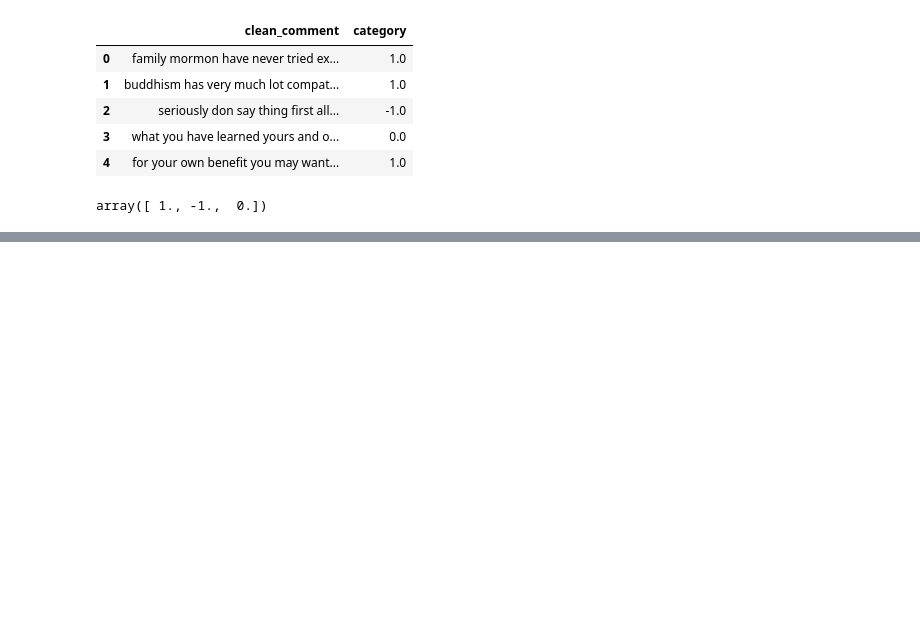
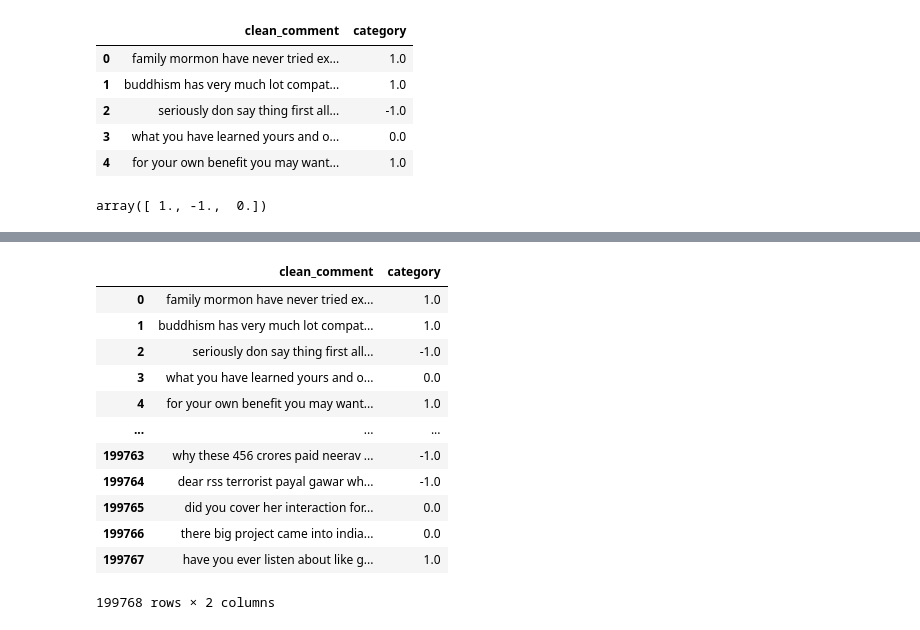
Before and after one commit to socialmedia-NLP-classifier/twitter-classifier, a Jupyter notebook: Project_Notebook2.ipynb, the cells around one changed output, grey strips where cells are left out. Saved outputs shown, nothing was run; the diff lists cells and outputs as text; code cells hidden in the pictures; blank space fills up the shorter version.

```diff
--- a/Project_Notebook2.ipynb
+++ b/Project_Notebook2.ipynb
@@ -262,0 +368,25 @@ array([ 1., -1.,  0.])
+# %%
+df_posts = df_posts.reset_index()
+df_posts = df_posts.drop(columns = 'index')
+# %%
+# Checking once again
+df_posts
+
+
+
+# Up until this part, everything went well. After this, I tried to merge the profanity data sets together.
+# Kukai suggested using a function that will reduce the phrase/term to the root value, so I'll lokk into that
+# %% [output]
+|  | clean_comment | category |
+| 0 | family mormon have never tried ex... | 1.0 |
+| 1 | buddhism has very much lot compat... | 1.0 |
+| 2 | seriously don say thing first all... | -1.0 |
+| 3 | what you have learned yours and o... | 0.0 |
+| 4 | for your own benefit you may want... | 1.0 |
+| ... | ... | ... |
+| 199763 | why these 456 crores paid neerav ... | -1.0 |
+| 199764 | dear rss terrorist payal gawar wh... | -1.0 |
+| 199765 | did you cover her interaction for... | 0.0 |
+| 199766 | there big project came into india... | 0.0 |
+| 199767 | have you ever listen about like g... | 1.0 |
+199768 rows × 2 columns
```
Also changed, not shown: parts of 58 cells of this notebook, 1 other file.
